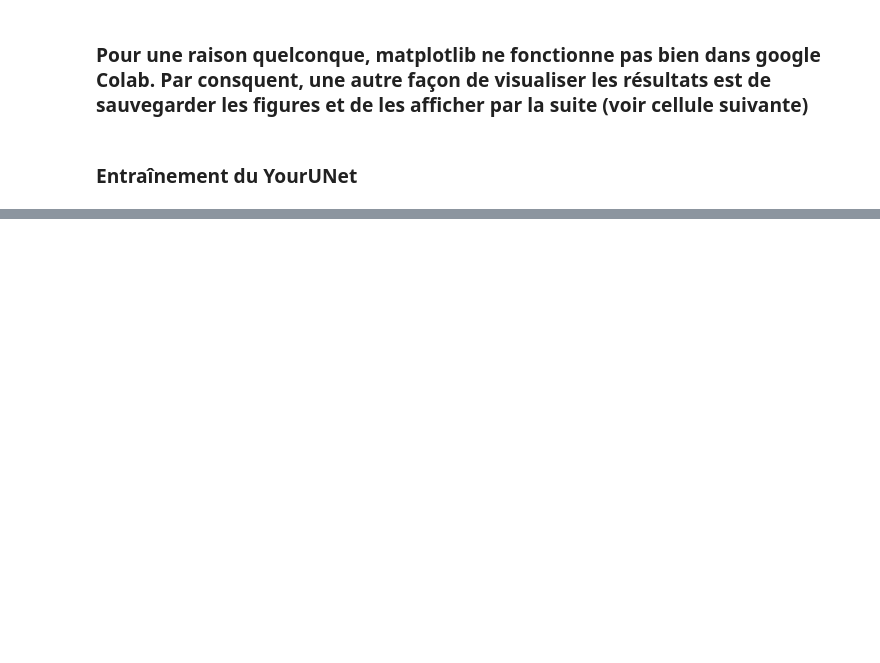
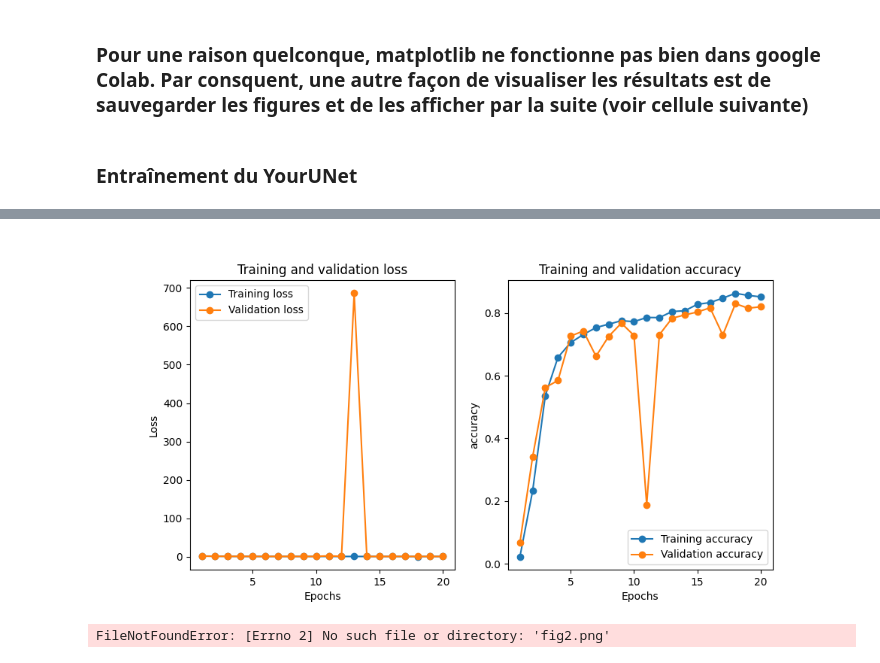
Before and after one commit to lordyhas/medical-image-segmentation, a Jupyter notebook: src/train.ipynb, the cells around one changed output, grey strips where cells are left out. Saved outputs shown, nothing was run; the diff lists cells and outputs as text; code cells hidden in the pictures; blank space fills up the shorter version.

```diff
--- a/src/train.ipynb
+++ b/src/train.ipynb
@@ -65,0 +128,10 @@ for imageName in listOfImageNames:
+# %%
+from IPython.display import Image, display
+
+listOfImageNames = ['fig1.png', 'fig2.png', 'fig3.png', 'fig4.png']
+
+for imageName in listOfImageNames:
+    display(Image(filename=imageName))
+# %% [output]
+[figure, added]
+FileNotFoundError: [Errno 2] No such file or directory: 'fig2.png'
```
Also changed, not shown: parts of 10 cells of this notebook.
